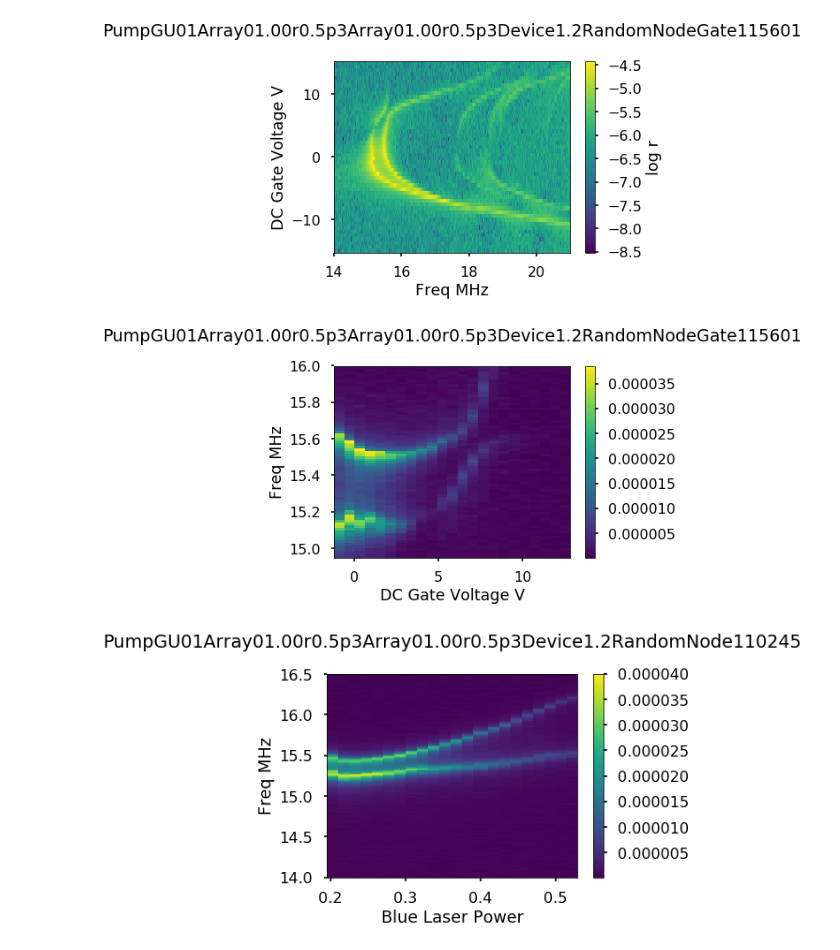
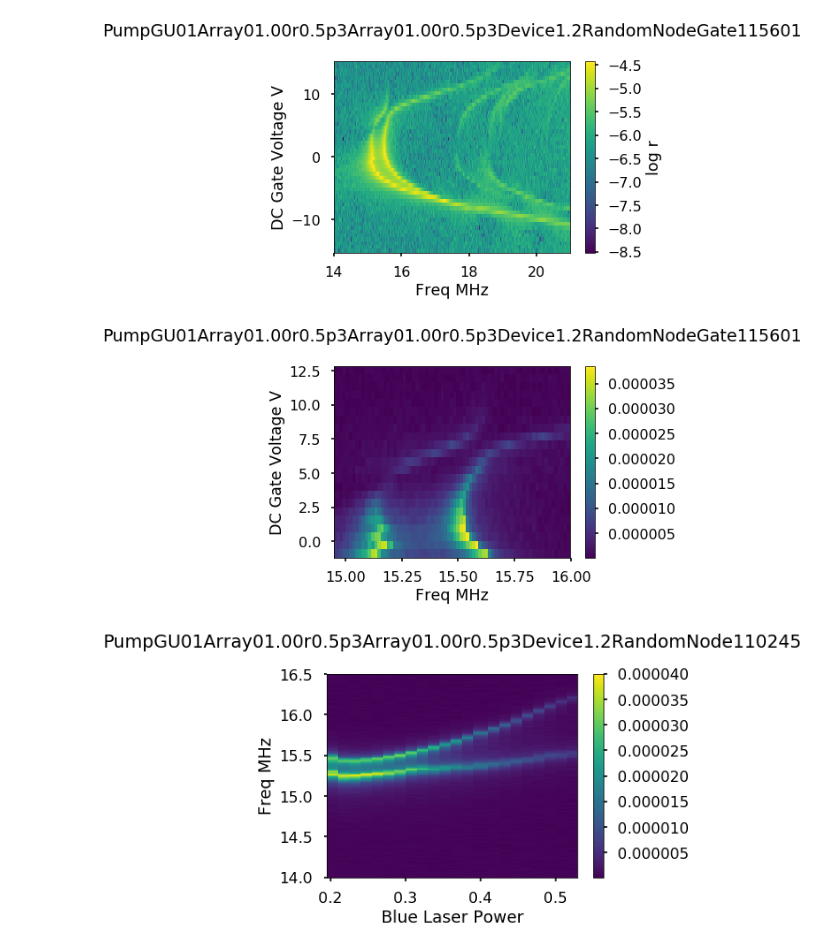
Before and after one commit to horowitz-lab/NetMAP, a Jupyter notebook: Gate Sweep Curves.ipynb, the cells around one changed output. Saved outputs shown, nothing was run; the diff lists cells and outputs as text; code cells hidden in the pictures.

```diff
--- a/Gate Sweep Curves.ipynb
+++ b/Gate Sweep Curves.ipynb
@@ -110,13 +110,13 @@ plt.title(file + '\n');
 # %%
 lf = df['Freq MHz'] > 14.95
 hf = df['Freq MHz'] < 16
 lv = df['DC Gate Voltage V'] > -1
 hv = df['DC Gate Voltage V'] < 13.1
 n = df[lf][hf][lv][hv].pivot_table(index = 'DC Gate Voltage V', columns = 'Freq MHz', values = 'r').sort_index(axis = 0, ascending = False)
-myheatmap(n.transpose())
+myheatmap(n)
 plt.title(file + '\n');
 # %% [output]
-[figure, old version]
+[figure, new version]
 # %%
 file = 'PumpGU01Array01.00r0.5p3Array01.00r0.5p3Device1.2RandomNode110245'
 path = os.path.join(folder,file)
```
Also changed, not shown: parts of 2 cells of this notebook, 2 other files.
